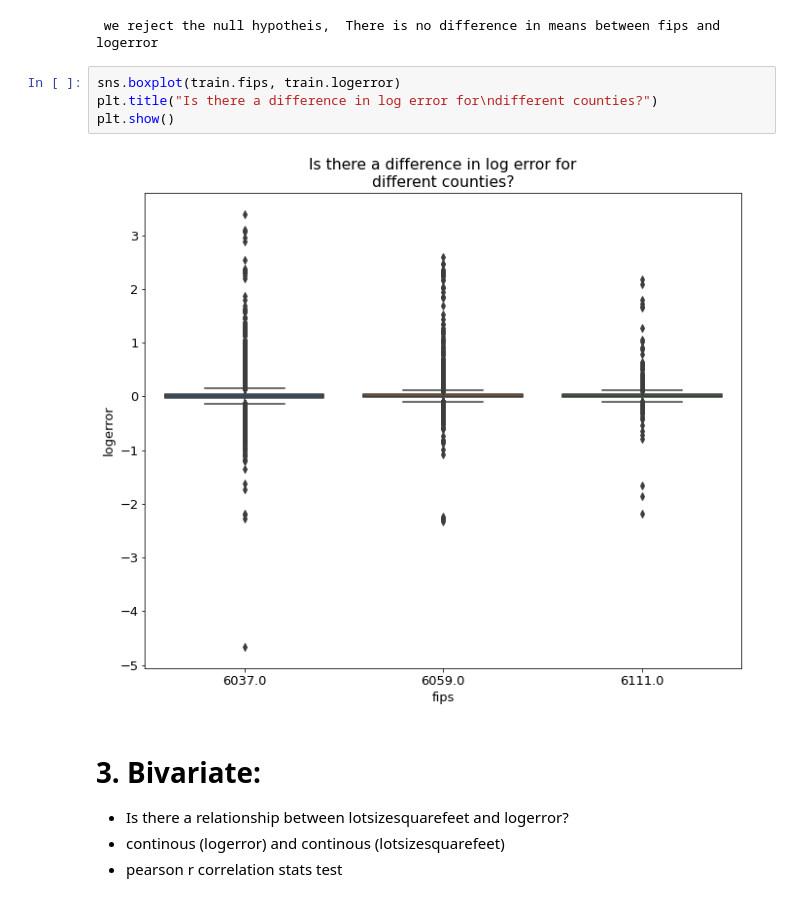
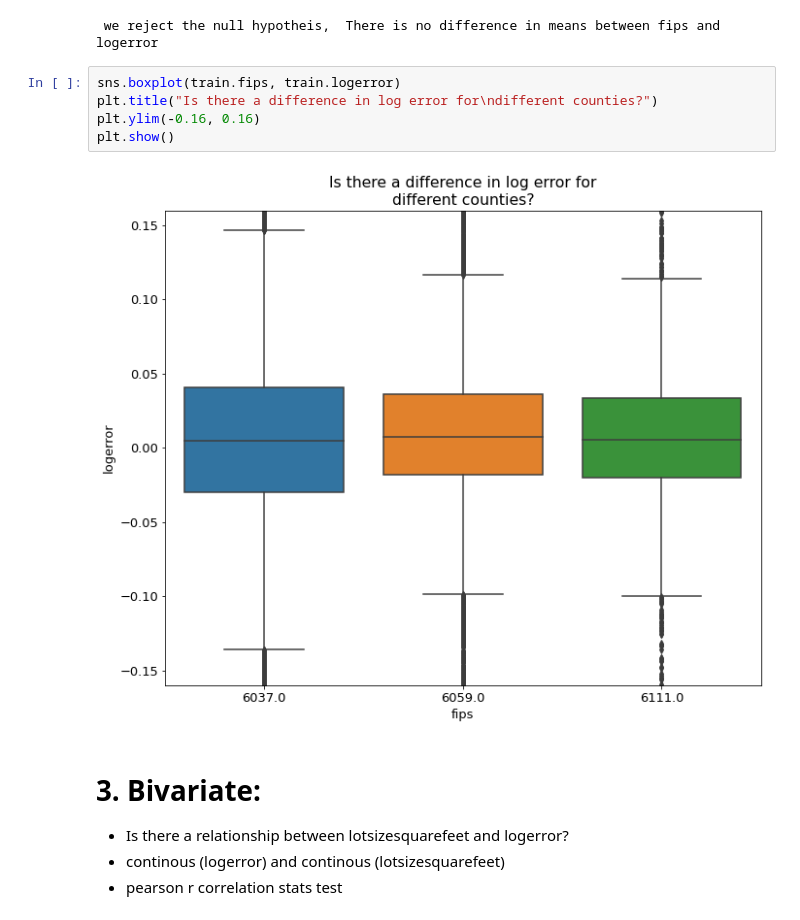
Before and after one commit to LinhQuach13/clustering-exercises, a Jupyter notebook: explore_zillow.ipynb, the cells around one changed output. Drawn from its saved outputs; the diff is of its cells as text.

```diff
--- a/explore_zillow.ipynb
+++ b/explore_zillow.ipynb
@@ -156,9 +156,10 @@ else:
 # %%
 sns.boxplot(train.fips, train.logerror)
 plt.title("Is there a difference in log error for\ndifferent counties?")
+plt.ylim(-0.16, 0.16)
 plt.show()
 # %% [output]
-[figure, old version]
+[figure, new version]
 # %% [markdown]
 # 3. Bivariate:
 - Is there a relationship between lotsizesquarefeet and logerror?
```
